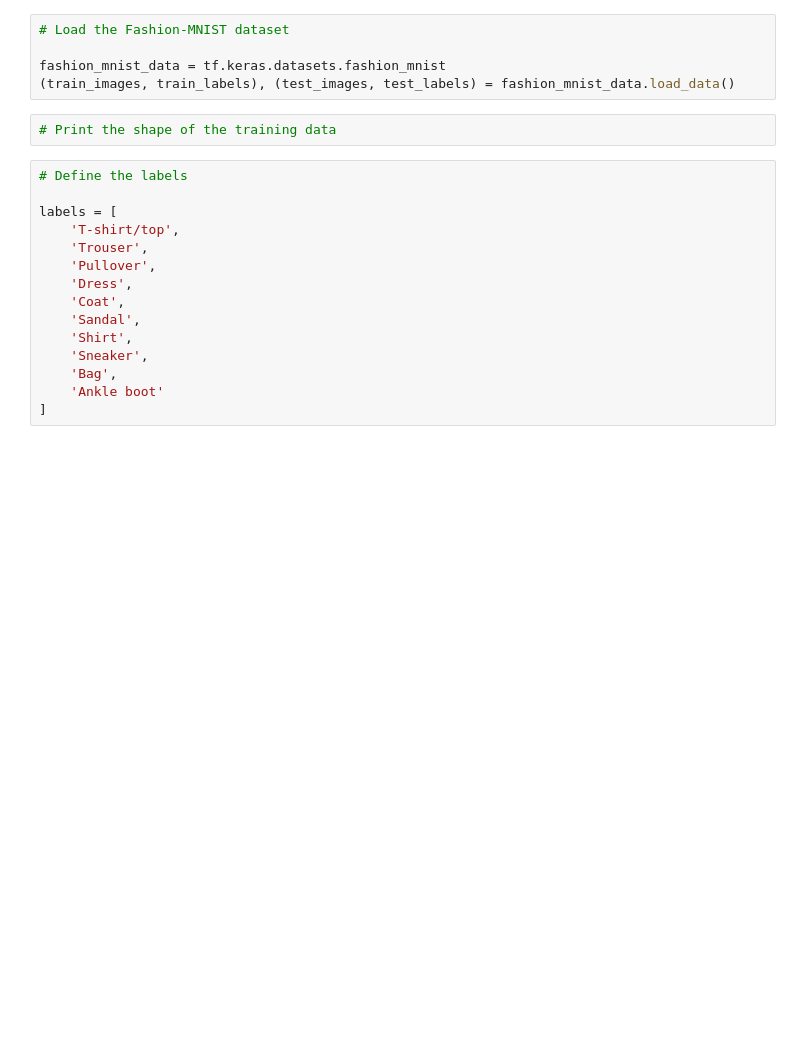
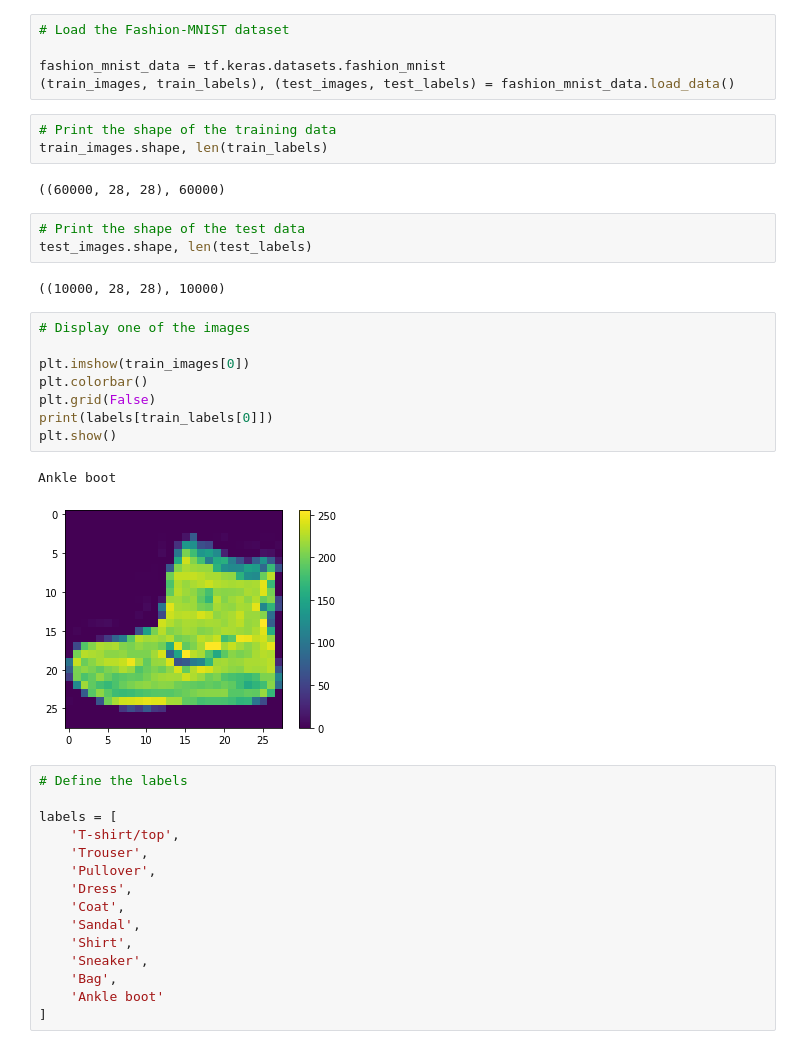
Before and after one commit to vjsurampudi/DeepLearningWithTF2, a Jupyter notebook: NeuralNetworks_with_TF2.ipynb, the cells around one changed output. Cells and saved outputs as stored; diff of their text form; blank space fills up the shorter version.

```diff
--- a/NeuralNetworks_with_TF2.ipynb
+++ b/NeuralNetworks_with_TF2.ipynb
@@ -271,6 +275,25 @@ fashion_mnist_data = tf.keras.datasets.fashion_mnist
 (train_images, train_labels), (test_images, test_labels) = fashion_mnist_data.load_data()
 # %%
 # Print the shape of the training data
+train_images.shape, len(train_labels)
+# %% [output]
+((60000, 28, 28), 60000)
+# %%
+# Print the shape of the test data
+test_images.shape, len(test_labels)
+# %% [output]
+((10000, 28, 28), 10000)
+# %%
+# Display one of the images
+
+plt.imshow(train_images[0])
+plt.colorbar()
+plt.grid(False)
+print(labels[train_labels[0]])
+plt.show()
+# %% [output]
+Ankle boot
+[figure, added]
 # %%
 # Define the labels
 
```
Also changed, not shown: parts of 27 cells of this notebook.
